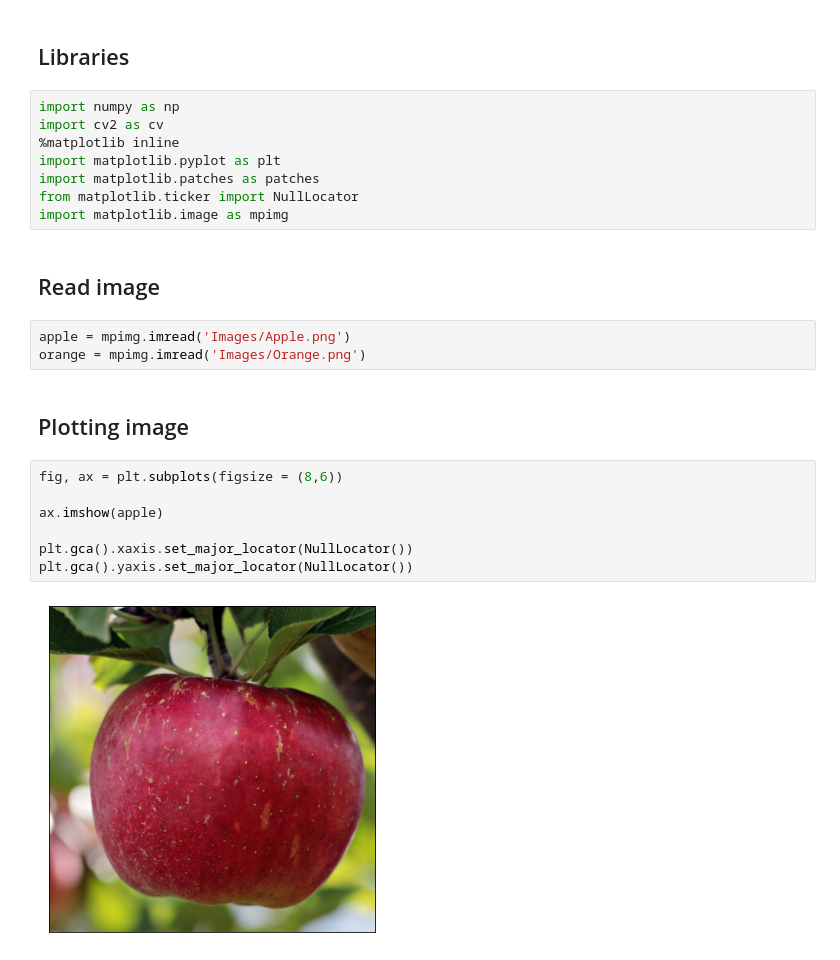
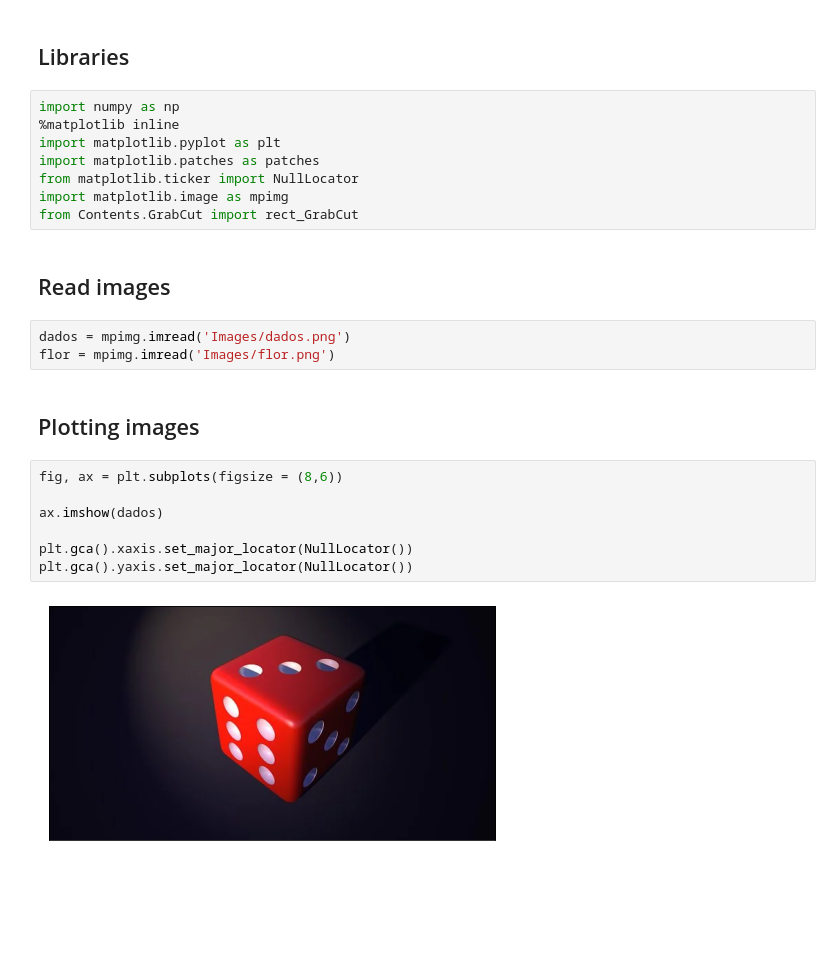
Before and after one commit to GuilhermeTorresMarquesVidal/Assignment_3_Comp_Photography_Image_Segmentation_n_Compositing, a Jupyter notebook: I.ipynb, the cells around one changed output. Saved outputs shown, nothing was run; the diff lists cells and outputs as text; blank space fills up the shorter version.

```diff
--- a/I.ipynb
+++ b/I.ipynb
@@ -2,28 +2,28 @@
 ## Libraries
 # %%
 import numpy as np
-import cv2 as cv
 %matplotlib inline
 import matplotlib.pyplot as plt
 import matplotlib.patches as patches
 from matplotlib.ticker import NullLocator
 import matplotlib.image as mpimg
+from Contents.GrabCut import rect_GrabCut
 # %% [markdown]
-## Read image
+## Read images
 # %%
-apple = mpimg.imread('Images/Apple.png')
-orange = mpimg.imread('Images/Orange.png')
+dados = mpimg.imread('Images/dados.png')
+flor = mpimg.imread('Images/flor.png')
 # %% [markdown]
-## Plotting image
+## Plotting images
 # %%
 fig, ax = plt.subplots(figsize = (8,6))
 
-ax.imshow(apple)
+ax.imshow(dados)
 
 plt.gca().xaxis.set_major_locator(NullLocator())
 plt.gca().yaxis.set_major_locator(NullLocator())
 # %% [output]
-[figure, old version]
+[figure, new version]
 # %%
 fig, ax = plt.subplots(figsize = (8,6))
 
```
Also changed, not shown: parts of 11 cells of this notebook, 43 other files.
